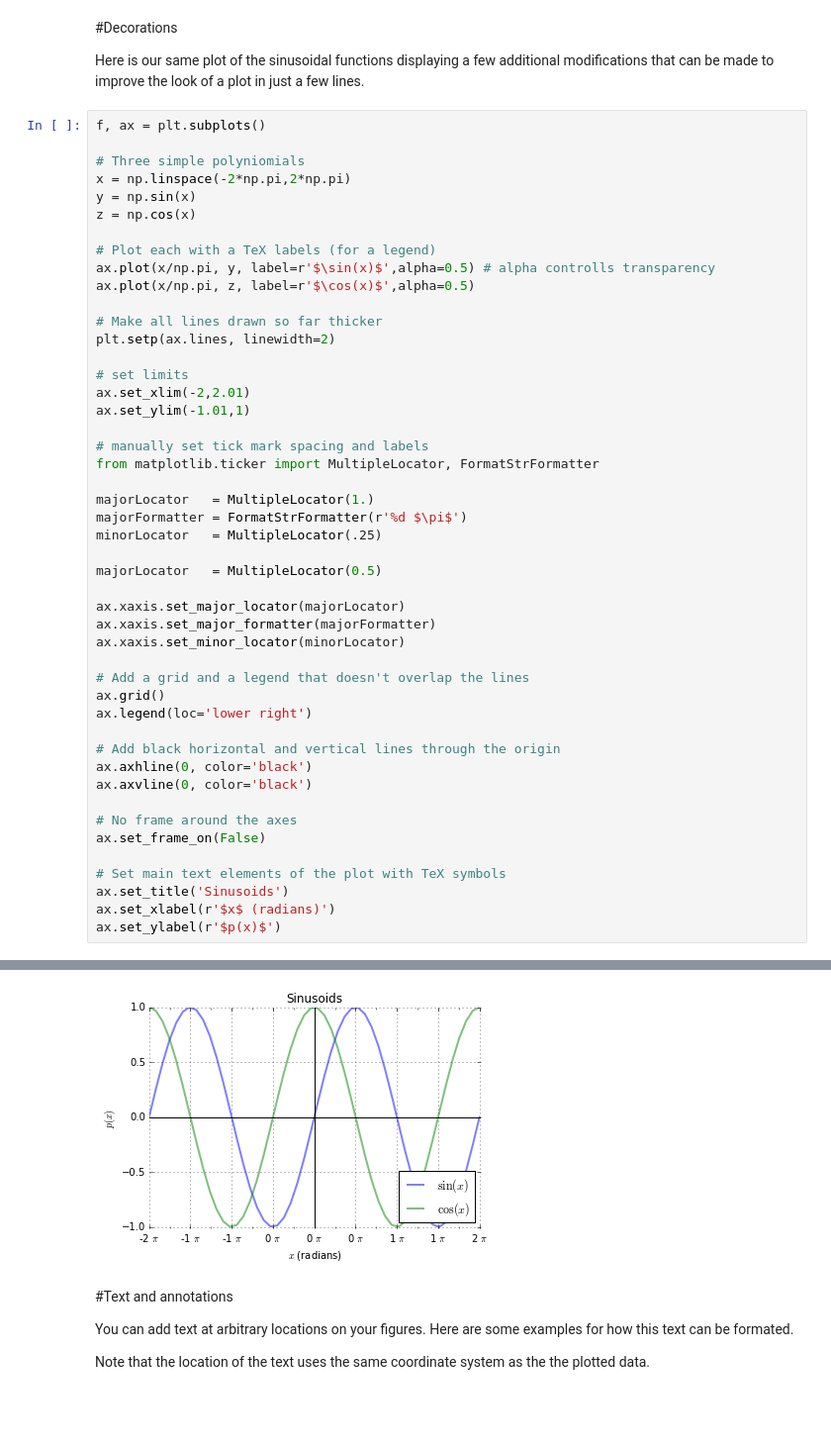
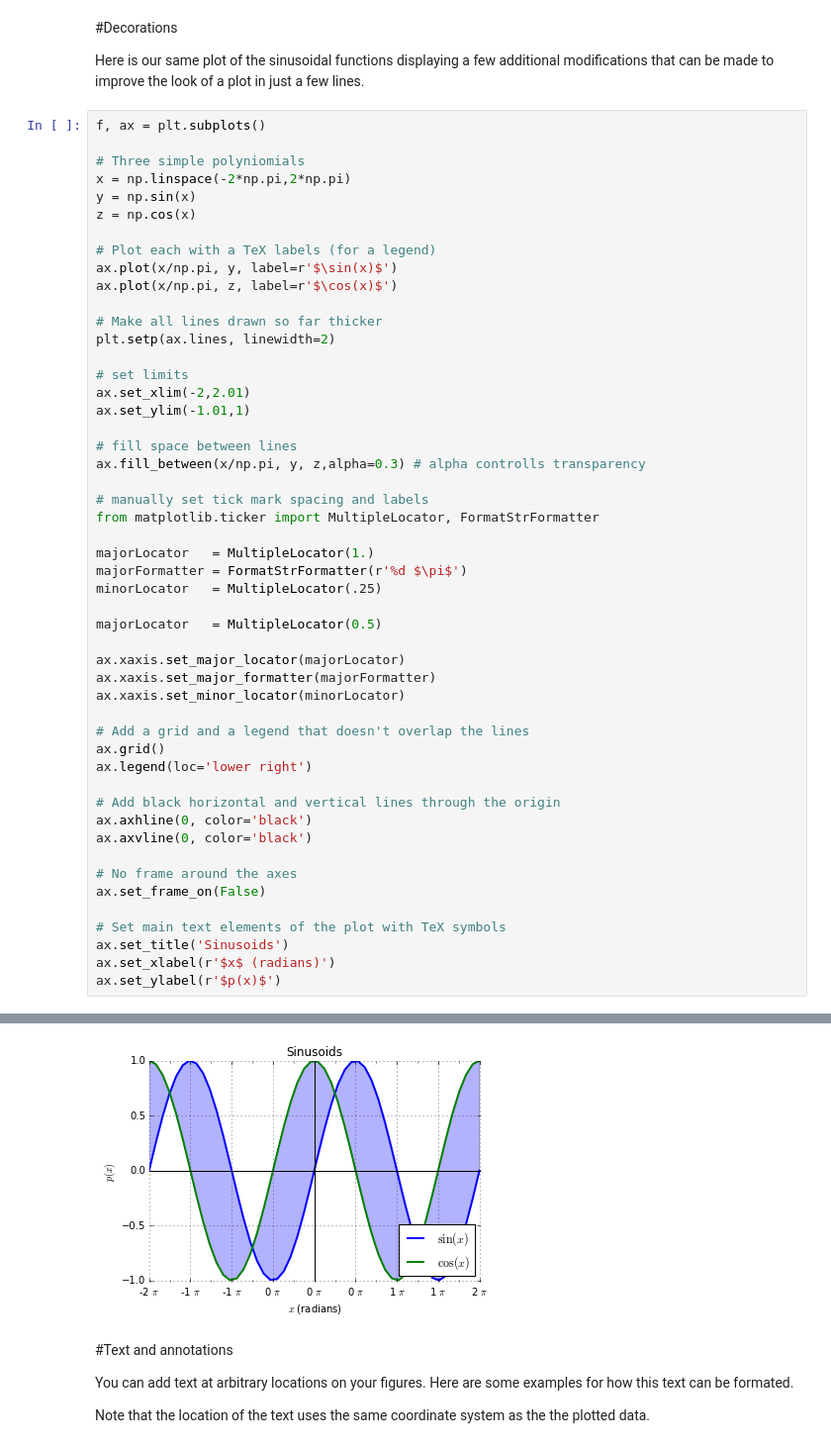
Before and after one commit to smwahl/thw_matplotlib_presentation, a Jupyter notebook: thw_matplotlib_tutorial.ipynb, the cells around one changed output, grey strips where cells are left out. Shown at 99% size. Drawn from its saved outputs; the diff is of its cells as text; blank space fills up the shorter version.

Commit message:
added fill_between to decorations

```diff
--- a/thw_matplotlib_tutorial.ipynb
+++ b/thw_matplotlib_tutorial.ipynb
@@ -355,8 +355,8 @@ y = np.sin(x)
 z = np.cos(x)
 
 # Plot each with a TeX labels (for a legend)
-ax.plot(x/np.pi, y, label=r'$\sin(x)$',alpha=0.5) # alpha controlls transparency
-ax.plot(x/np.pi, z, label=r'$\cos(x)$',alpha=0.5)
+ax.plot(x/np.pi, y, label=r'$\sin(x)$')
+ax.plot(x/np.pi, z, label=r'$\cos(x)$')
 
 # Make all lines drawn so far thicker
 plt.setp(ax.lines, linewidth=2)
@@ -364,38 +364,41 @@ plt.setp(ax.lines, linewidth=2)
 # set limits
 ax.set_xlim(-2,2.01)
 ax.set_ylim(-1.01,1)
+
+# fill space between lines
+ax.fill_between(x/np.pi, y, z,alpha=0.3) # alpha controlls transparency
 
 # manually set tick mark spacing and labels
 from matplotlib.ticker import MultipleLocator, FormatStrFormatter
 
 majorLocator   = MultipleLocator(1.)
 majorFormatter = FormatStrFormatter(r'%d $\pi$')
 minorLocator   = MultipleLocator(.25)
 
 majorLocator   = MultipleLocator(0.5)
 
 ax.xaxis.set_major_locator(majorLocator)
 ax.xaxis.set_major_formatter(majorFormatter)
 ax.xaxis.set_minor_locator(minorLocator)
 
 # Add a grid and a legend that doesn't overlap the lines
 ax.grid()
 ax.legend(loc='lower right')
 
 # Add black horizontal and vertical lines through the origin
 ax.axhline(0, color='black')
 ax.axvline(0, color='black')
 
 # No frame around the axes
 ax.set_frame_on(False)
 
 # Set main text elements of the plot with TeX symbols
 ax.set_title('Sinusoids')
 ax.set_xlabel(r'$x$ (radians)')
 ax.set_ylabel(r'$p(x)$')
 # %% [output]
 <matplotlib.text.Text at 0x...>
-[figure, old version]
+[figure, new version]
 # %% [markdown]
 #Text and annotations
 
```
Also changed, not shown: parts of 3 cells of this notebook.
